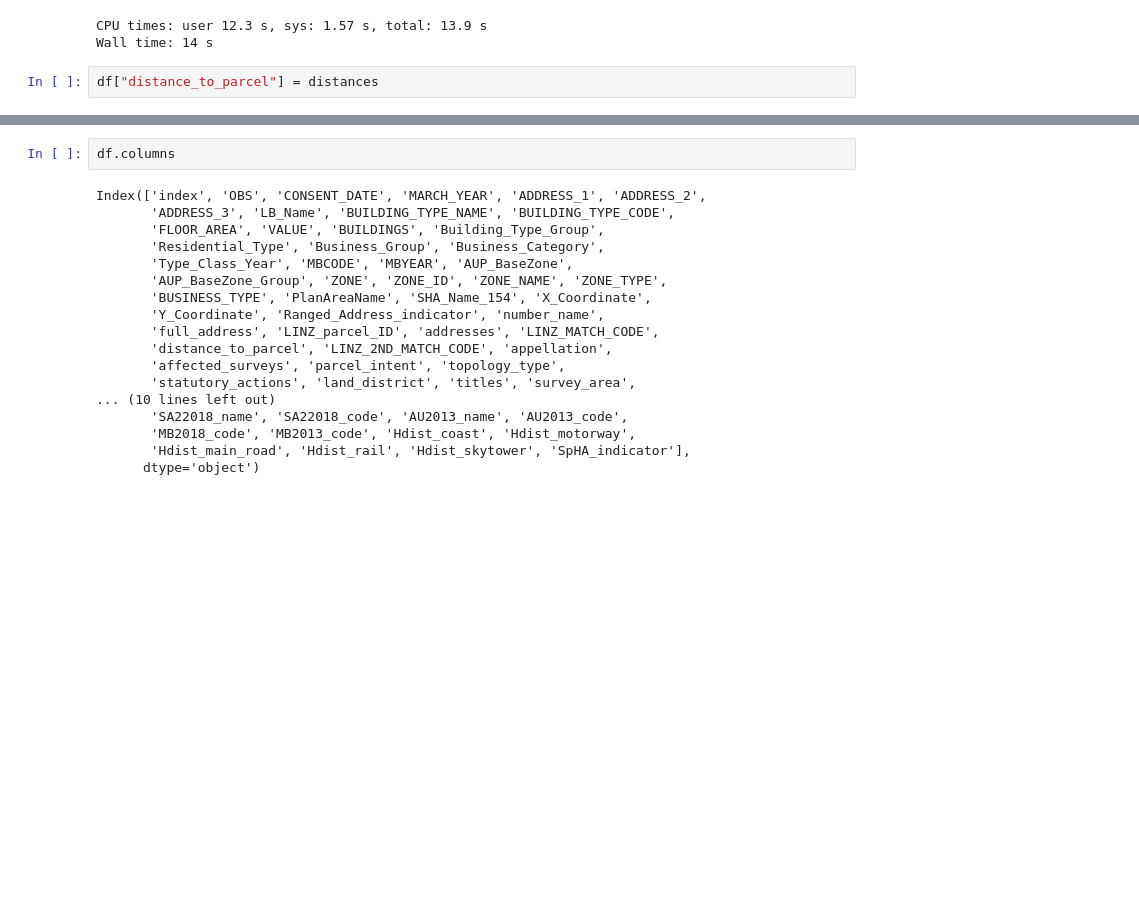
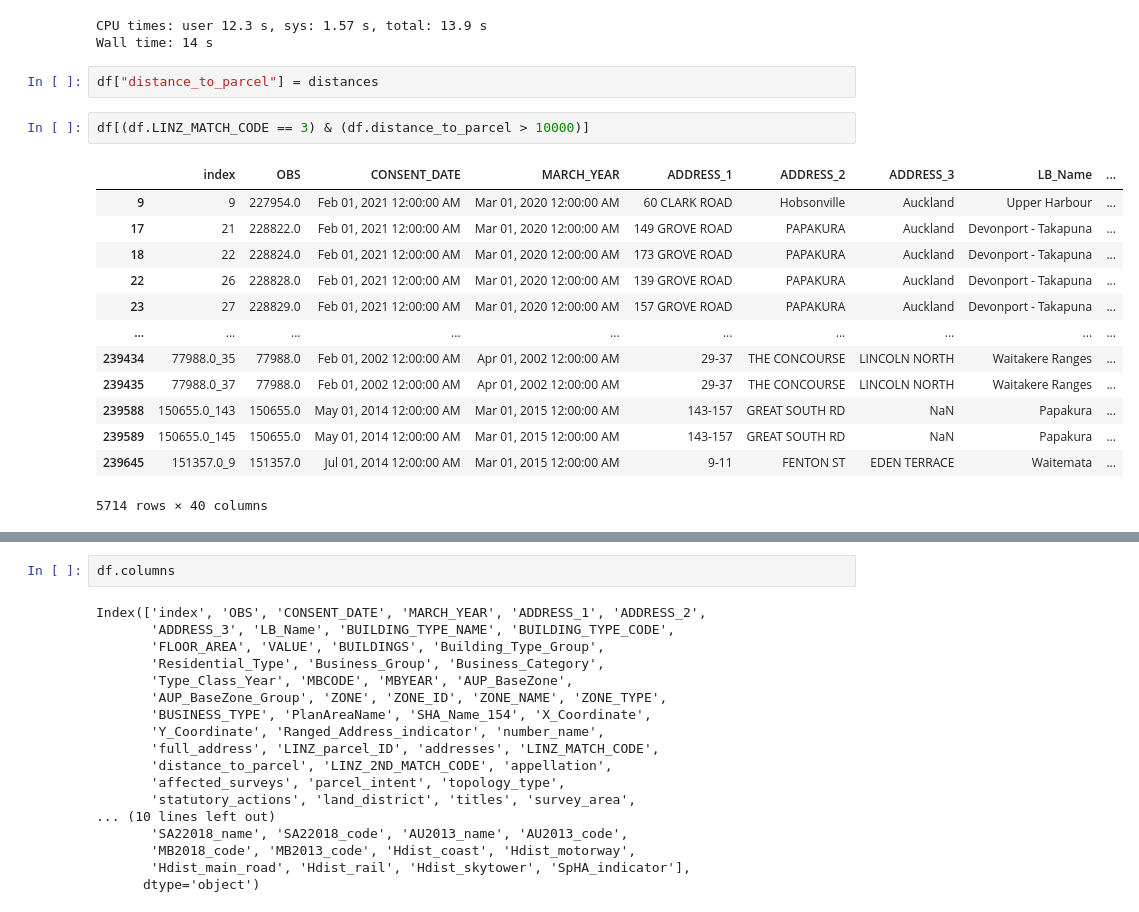
Before and after one commit to UoA-eResearch/auckland-housing, a Jupyter notebook: phase1.ipynb, the cells around one changed output, grey strips where cells are left out. Cells and saved outputs as stored; diff of their text form; blank space fills up the shorter version.

```diff
--- a/phase1.ipynb
+++ b/phase1.ipynb
@@ -617,3 +624,19 @@ CPU times: user 12.3 s, sys: 1.57 s, total: 13.9 s
 Wall time: 14 s
 # %%
 df["distance_to_parcel"] = distances
+# %%
+df[(df.LINZ_MATCH_CODE == 3) & (df.distance_to_parcel > 10000)]
+# %% [output]
+|  | index | OBS | CONSENT_DATE | MARCH_YEAR | ADDRESS_1 | ADDRESS_2 | ADDRESS_3 | LB_Name | ... |
+| 9 | 9 | 227954.0 | Feb 01, 2021 12:00:00 AM | Mar 01, 2020 12:00:00 AM | 60 CLARK ROAD | Hobsonville | Auckland | Upper Harbour | ... |
+| 17 | 21 | 228822.0 | Feb 01, 2021 12:00:00 AM | Mar 01, 2020 12:00:00 AM | 149 GROVE ROAD | PAPAKURA | Auckland | Devonport - Takapuna | ... |
+| 18 | 22 | 228824.0 | Feb 01, 2021 12:00:00 AM | Mar 01, 2020 12:00:00 AM | 173 GROVE ROAD | PAPAKURA | Auckland | Devonport - Takapuna | ... |
+| 22 | 26 | 228828.0 | Feb 01, 2021 12:00:00 AM | Mar 01, 2020 12:00:00 AM | 139 GROVE ROAD | PAPAKURA | Auckland | Devonport - Takapuna | ... |
+| 23 | 27 | 228829.0 | Feb 01, 2021 12:00:00 AM | Mar 01, 2020 12:00:00 AM | 157 GROVE ROAD | PAPAKURA | Auckland | Devonport - Takapuna | ... |
+| ... | ... | ... | ... | ... | ... | ... | ... | ... | ... |
+| 239434 | 77988.0_35 | 77988.0 | Feb 01, 2002 12:00:00 AM | Apr 01, 2002 12:00:00 AM | 29-37 | THE CONCOURSE | LINCOLN NORTH | Waitakere Ranges | ... |
+| 239435 | 77988.0_37 | 77988.0 | Feb 01, 2002 12:00:00 AM | Apr 01, 2002 12:00:00 AM | 29-37 | THE CONCOURSE | LINCOLN NORTH | Waitakere Ranges | ... |
+| 239588 | 150655.0_143 | 150655.0 | May 01, 2014 12:00:00 AM | Mar 01, 2015 12:00:00 AM | 143-157 | GREAT SOUTH RD | NaN | Papakura | ... |
+| 239589 | 150655.0_145 | 150655.0 | May 01, 2014 12:00:00 AM | Mar 01, 2015 12:00:00 AM | 143-157 | GREAT SOUTH RD | NaN | Papakura | ... |
+| 239645 | 151357.0_9 | 151357.0 | Jul 01, 2014 12:00:00 AM | Mar 01, 2015 12:00:00 AM | 9-11 | FENTON ST | EDEN TERRACE | Waitemata | ... |
+5714 rows × 40 columns
```
Also changed, not shown: parts of 5 cells of this notebook, 2 other files.
